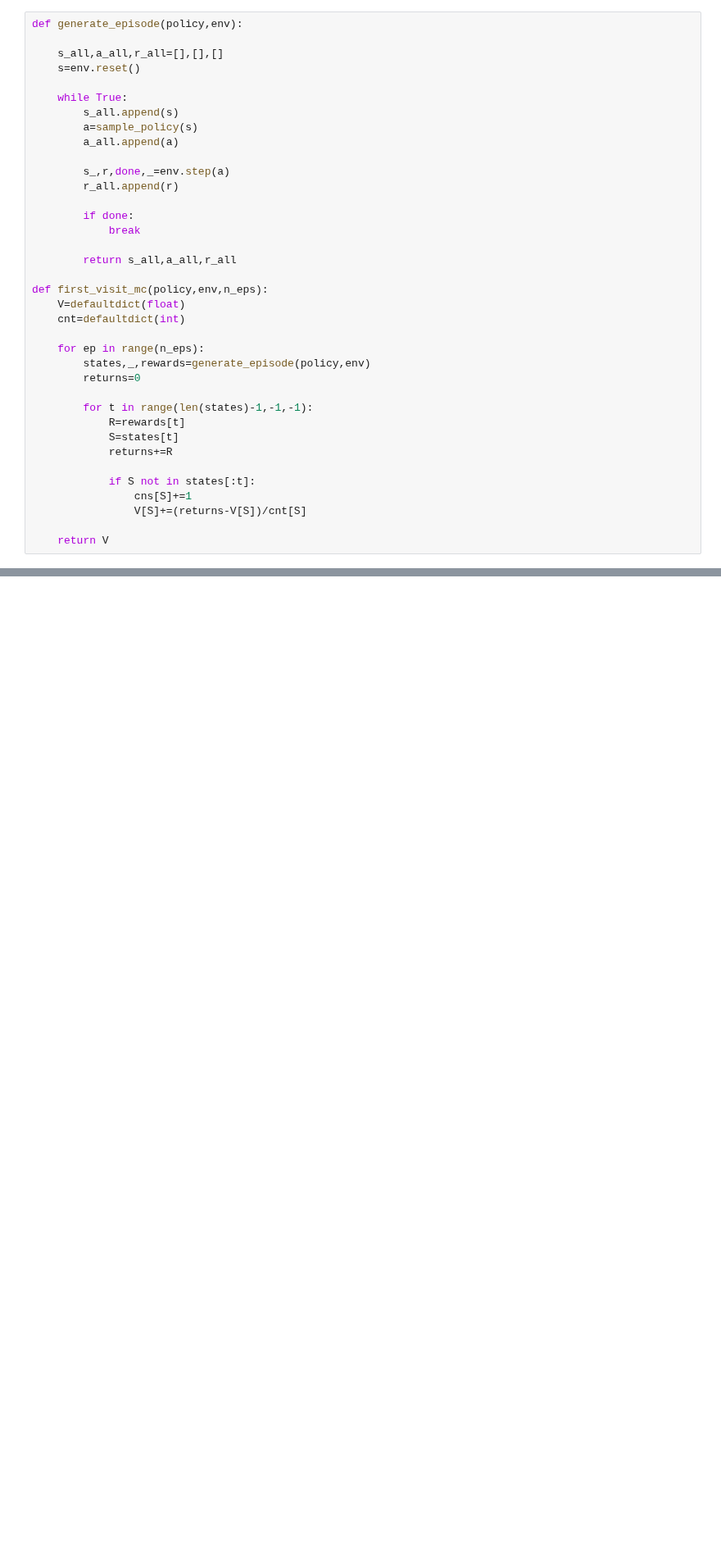
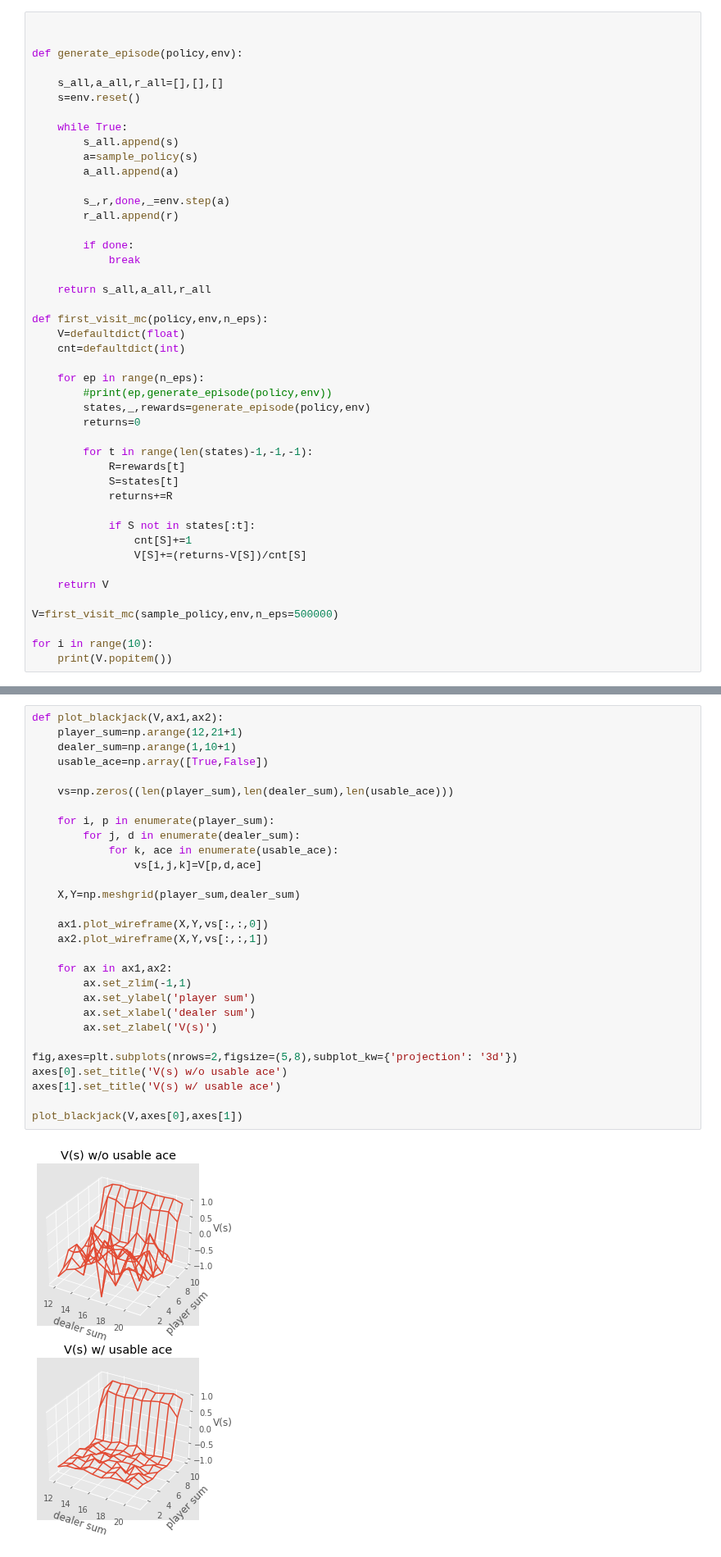
Before and after one commit to ha5ha6/judy_blog, a Jupyter notebook: _notebooks/basicRL.ipynb, the cells around one changed output, grey strips where cells are left out. Shown at 82% size. Drawn from its saved outputs; the diff is of its cells as text; blank space fills up the shorter version.

Commit message:
blackjack

```diff
--- a/_notebooks/basicRL.ipynb
+++ b/_notebooks/basicRL.ipynb
@@ -228,6 +228,8 @@ def sample_policy(s):
     score,score_dealer,ace=s
     return 0 if score>=19 else 1
 # %%
+
+
 def generate_episode(policy,env):
 
     s_all,a_all,r_all=[],[],[]
@@ -244,13 +246,14 @@ def generate_episode(policy,env):
         if done:
             break
 
-        return s_all,a_all,r_all
+    return s_all,a_all,r_all
 
 def first_visit_mc(policy,env,n_eps):
     V=defaultdict(float)
     cnt=defaultdict(int)
 
     for ep in range(n_eps):
+        #print(ep,generate_episode(policy,env))
         states,_,rewards=generate_episode(policy,env)
         returns=0
 
@@ -260,7 +263,12 @@ def first_visit_mc(policy,env,n_eps):
             returns+=R
 
             if S not in states[:t]:
-                cns[S]+=1
+                cnt[S]+=1
                 V[S]+=(returns-V[S])/cnt[S]
 
     return V
+
+V=first_visit_mc(sample_policy,env,n_eps=500000)
+
+for i in range(10):
+    print(V.popitem())
@@ -266,0 +286,31 @@ def first_visit_mc(policy,env,n_eps):
+# %%
+def plot_blackjack(V,ax1,ax2):
+    player_sum=np.arange(12,21+1)
+    dealer_sum=np.arange(1,10+1)
+    usable_ace=np.array([True,False])
+
+    vs=np.zeros((len(player_sum),len(dealer_sum),len(usable_ace)))
+
+    for i, p in enumerate(player_sum):
+        for j, d in enumerate(dealer_sum):
+            for k, ace in enumerate(usable_ace):
+                vs[i,j,k]=V[p,d,ace]
+
+    X,Y=np.meshgrid(player_sum,dealer_sum)
+
+    ax1.plot_wireframe(X,Y,vs[:,:,0])
+    ax2.plot_wireframe(X,Y,vs[:,:,1])
+
+    for ax in ax1,ax2:
+        ax.set_zlim(-1,1)
+        ax.set_ylabel('player sum')
+        ax.set_xlabel('dealer sum')
+        ax.set_zlabel('V(s)')
+
+fig,axes=plt.subplots(nrows=2,figsize=(5,8),subplot_kw={'projection': '3d'})
+axes[0].set_title('V(s) w/o usable ace')
+axes[1].set_title('V(s) w/ usable ace')
+
+plot_blackjack(V,axes[0],axes[1])
+# %% [output]
+[figure, added]
```
Also changed, not shown: parts of 5 cells of this notebook, 1 other file.
